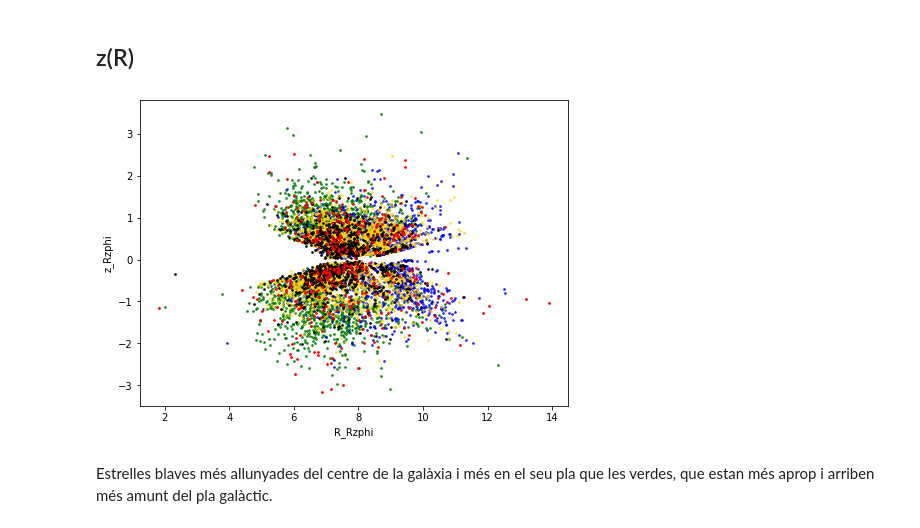
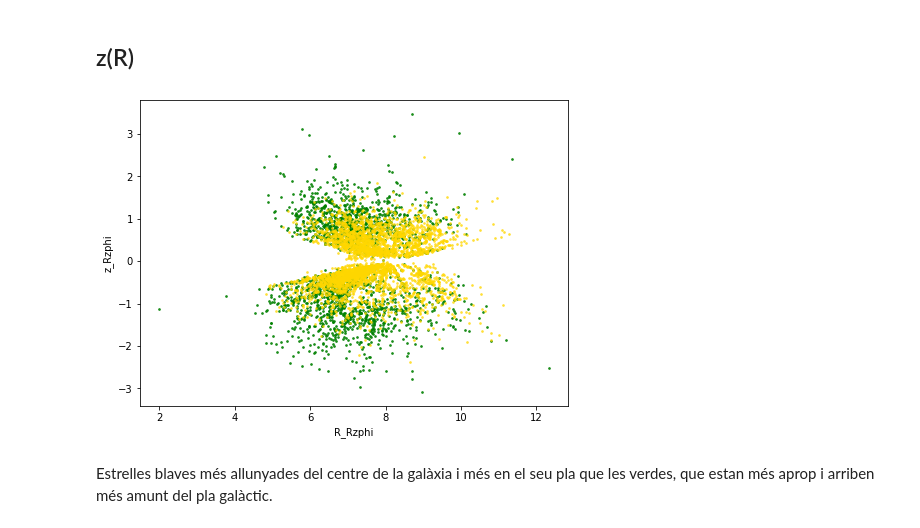
Before and after one commit to aleixcb/tfg_galah, a Jupyter notebook: py/XD aplicat a RC.ipynb, the cells around one changed output. Saved outputs shown, nothing was run; the diff lists cells and outputs as text; code cells hidden in the pictures.

```diff
--- a/py/XD aplicat a RC.ipynb
+++ b/py/XD aplicat a RC.ipynb
@@ -408,16 +428,16 @@ El millor és el primer
 # %%
 fig = plt.figure(figsize=(7,5))
 fig.subplots_adjust(left=0.1, right=0.95,
                     bottom=0.1, top=0.95,
                     wspace=0.02, hspace=0.02)
 plt.xlabel("R_Rzphi")
 plt.ylabel("z_Rzphi")
 
-for ii in [3,4,2,0,1]:
+for ii in [3,2]:
     plt.scatter(galah_rc.data["R_Rzphi"][maxprob_per_star==ii], galah_rc.data["z_Rzphi"][maxprob_per_star==ii],
                 color=ck[ii], s=3, alpha=1-clf.alpha[ii])
 # %% [output]
-[figure, old version]
+[figure, new version]
 # %% [markdown]
 Estrelles blaves més allunyades del centre de la galàxia i més en el seu pla que les verdes, que estan més aprop i arriben més amunt del pla galàctic.
 # %% [markdown]
```
Also changed, not shown: parts of 6 cells of this notebook, 8 other files.
